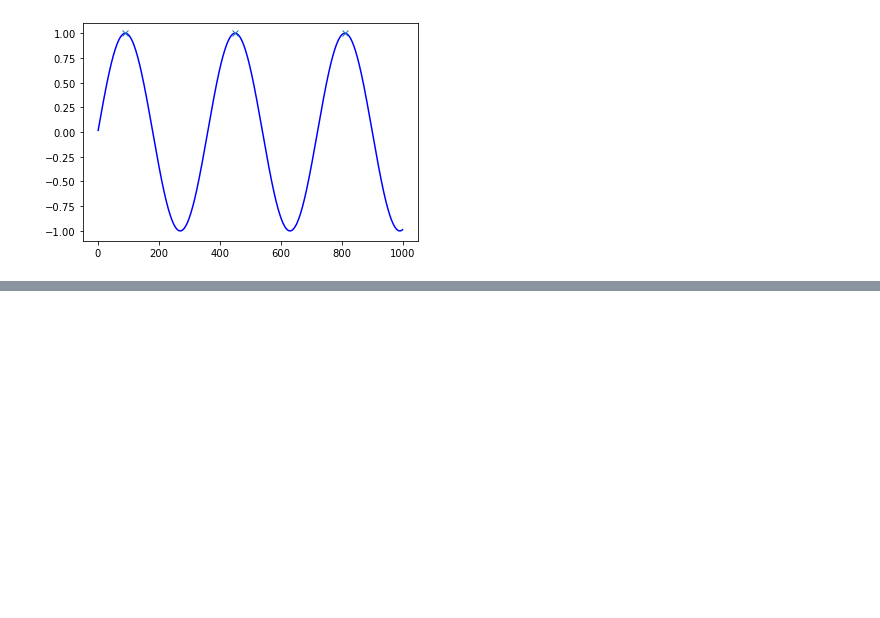
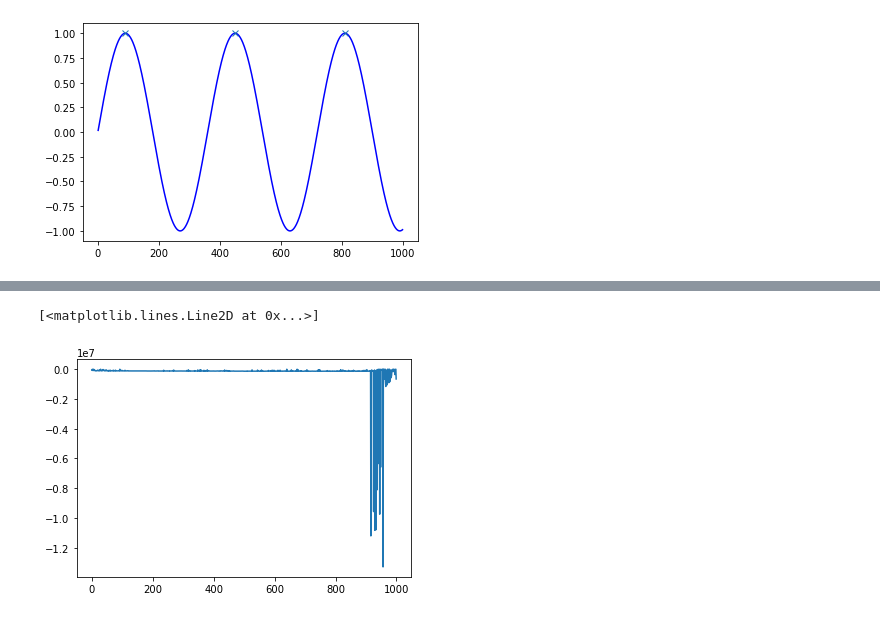
Before and after one commit to DSP-sleep/PT_Chaotic_Oscillators, a Jupyter notebook: optuna_search_FFTscore.ipynb, the cells around one changed output, grey strips where cells are left out. Cells and saved outputs as stored; diff of their text form; code cells hidden in the pictures; blank space fills up the shorter version.

```diff
--- a/optuna_search_FFTscore.ipynb
+++ b/optuna_search_FFTscore.ipynb
@@ -500,0 +542,3 @@ plt.savefig("best_result.png")
+# %%
+df=study.trials_dataframe()
+df.head()
@@ -500,0 +553,5 @@ plt.savefig("best_result.png")
+# %%
+plt.plot(df["value"])
+# %% [output]
+[<matplotlib.lines.Line2D at 0x...>]
+[figure, added]
```
Also changed, not shown: parts of 8 cells of this notebook.
